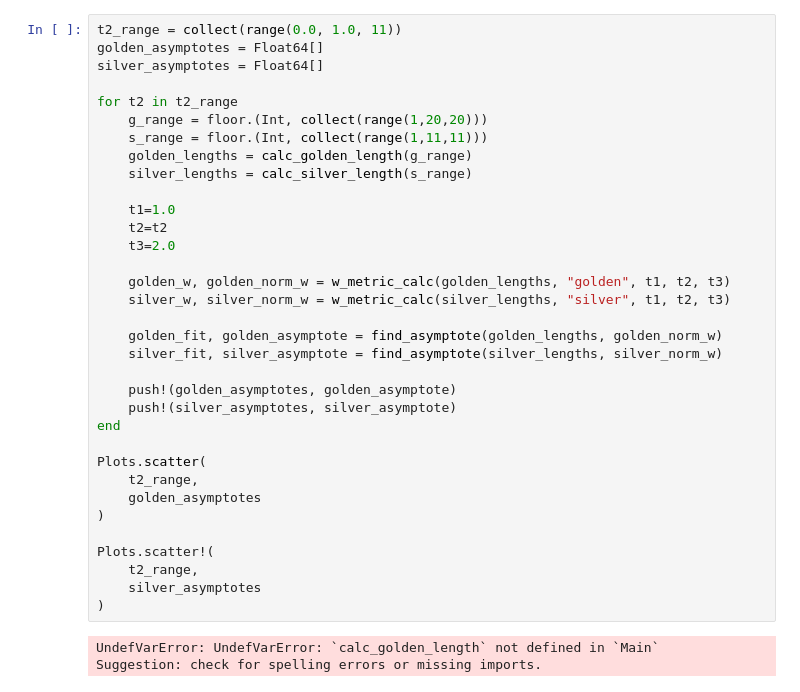
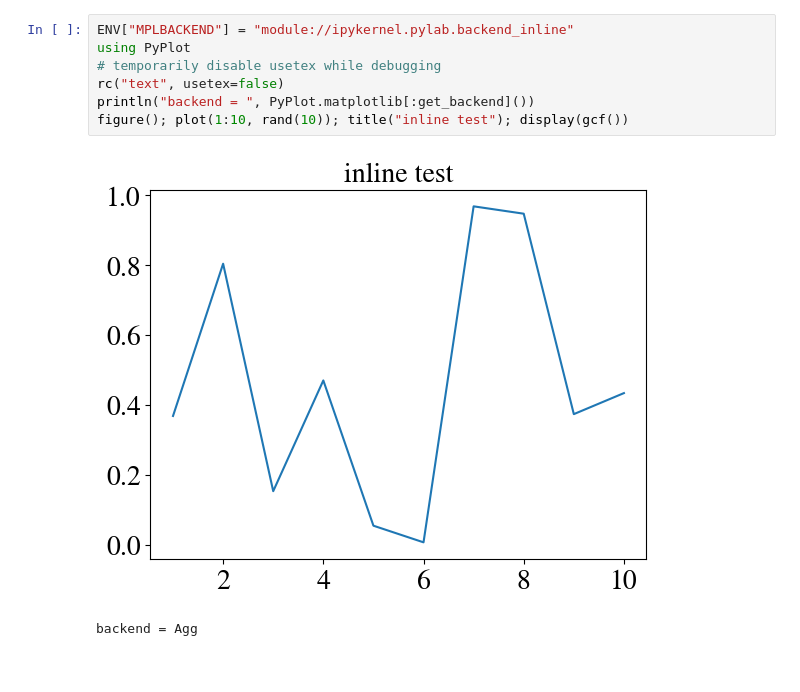
Before and after one commit to Will2440/Quasicrystal_Majorana_project, a Jupyter notebook: working_notebooks/fractal_dimension.ipynb, the cells around one changed output. Drawn from its saved outputs; the diff is of its cells as text.

```diff
--- a/working_notebooks/fractal_dimension.ipynb
+++ b/working_notebooks/fractal_dimension.ipynb
@@ -457,37 +1,10 @@ Closest candidates are:
-# %%
-t2_range = collect(range(0.0, 1.0, 11))
-golden_asymptotes = Float64[]
-silver_asymptotes = Float64[]
-
-for t2 in t2_range
-    g_range = floor.(Int, collect(range(1,20,20)))
-    s_range = floor.(Int, collect(range(1,11,11)))
-    golden_lengths = calc_golden_length(g_range)
-    silver_lengths = calc_silver_length(s_range)
-
-    t1=1.0
-    t2=t2
-    t3=2.0
-
-    golden_w, golden_norm_w = w_metric_calc(golden_lengths, "golden", t1, t2, t3)
-    silver_w, silver_norm_w = w_metric_calc(silver_lengths, "silver", t1, t2, t3)
-
-    golden_fit, golden_asymptote = find_asymptote(golden_lengths, golden_norm_w)
-    silver_fit, silver_asymptote = find_asymptote(silver_lengths, silver_norm_w)
-
-    push!(golden_asymptotes, golden_asymptote)
-    push!(silver_asymptotes, silver_asymptote)
-end
-
-Plots.scatter(
-    t2_range,
-    golden_asymptotes
-)
-
-Plots.scatter!(
-    t2_range,
-    silver_asymptotes
-)
-# %% [output]
-UndefVarError: UndefVarError: `calc_golden_length` not defined in `Main`
-Suggestion: check for spelling errors or missing imports.
+# %%
+ENV["MPLBACKEND"] = "module://ipykernel.pylab.backend_inline"
+using PyPlot
+# temporarily disable usetex while debugging
+rc("text", usetex=false)
+println("backend = ", PyPlot.matplotlib[:get_backend]())
+figure(); plot(1:10, rand(10)); title("inline test"); display(gcf())
+# %% [output]
+[figure, added]
+backend = Agg
```
Also changed, not shown: parts of 67 cells of this notebook, 24 other files.
